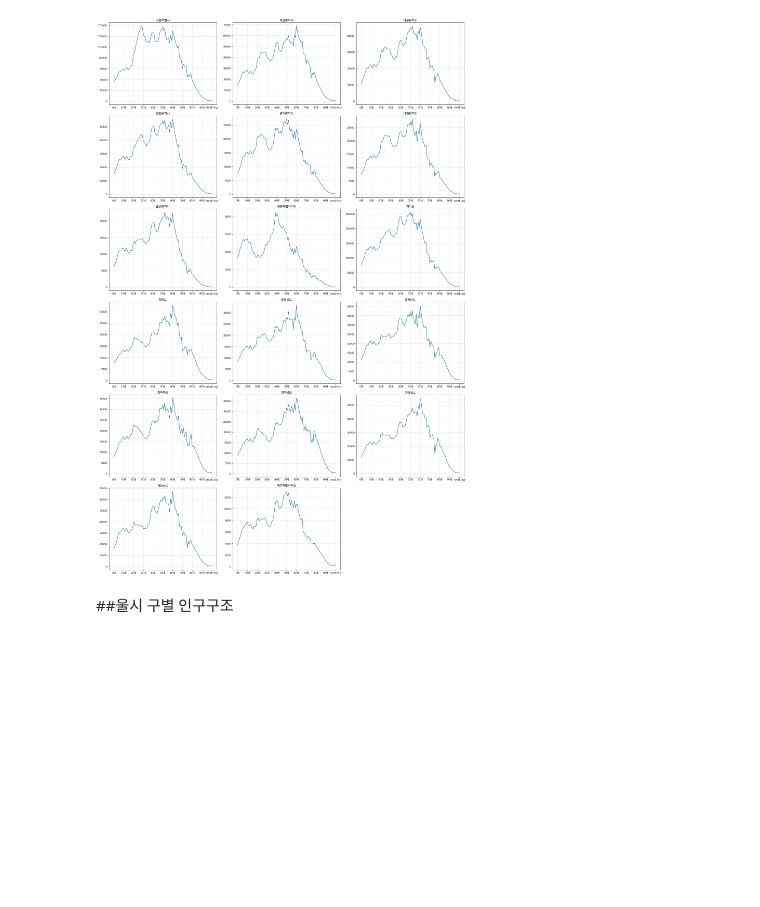
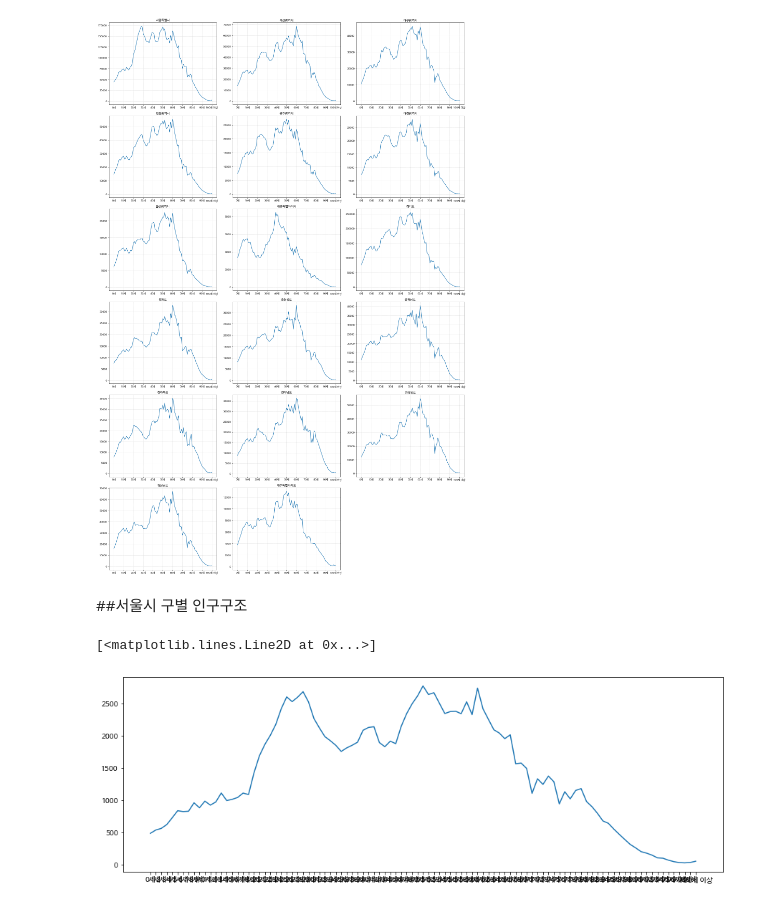
Before and after one commit to yojulab/learn_data_analytics, a Jupyter notebook: codes/연령별분포.ipynb, the cells around one changed output. Cells and saved outputs as stored; diff of their text form; code cells hidden in the pictures; blank space fills up the shorter version.

```diff
--- a/codes/연령별분포.ipynb
+++ b/codes/연령별분포.ipynb
@@ -235,4 +235,11 @@ fig.tight_layout()
 # %% [output]
 [figure]
 # %% [markdown]
-##울시 구별 인구구조
+##서울시 구별 인구구조
+# %%
+gu_df = read_df[read_df.index.str.find('구 (11') > 0].copy()
+# %%
+plt.plot(gu_df.iloc[0])
+# %% [output]
+[<matplotlib.lines.Line2D at 0x...>]
+[figure, added]
```
Also changed, not shown: parts of 9 cells of this notebook.
